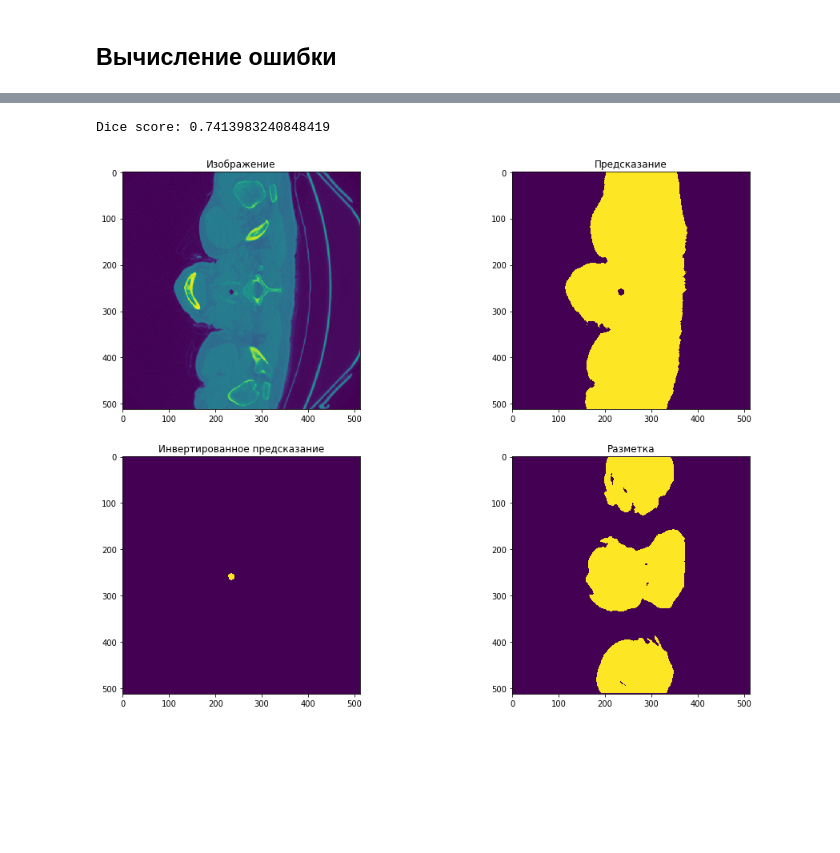
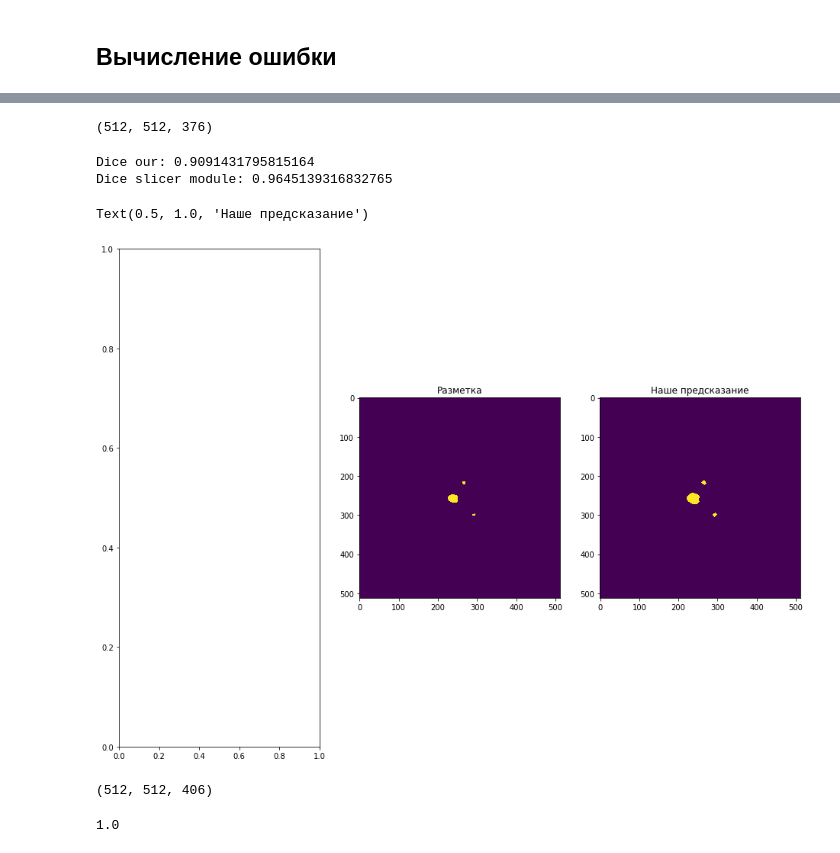
Before and after one commit to Aivan2008/segmentation_dicom_python, a Jupyter notebook: create_correct_nii_with_dice.ipynb, the cells around one changed output, grey strips where cells are left out. Drawn from its saved outputs; the diff is of its cells as text; code cells hidden in the pictures; blank space fills up the shorter version.

```diff
--- a/create_correct_nii_with_dice.ipynb
+++ b/create_correct_nii_with_dice.ipynb
@@ -250,9 +250,9 @@ nib_data = nb.load(GT_NII).get_fdata()
 axis[0].imshow(masks[309])
 axis[1].imshow(nib_data[:,:,309])
 # %%
-def inverse_segmentation(img, plot=True):
+def inverse_segmentation(img, plot=False):
     """
-    Функция инверсии разметки, закрашивает все, что было неразмечено и удаляет все, что конектится с краями
+    Функция инверсии разметки, закрашивает все, что было неразмечено и удаляет все, что" конектится с краями
     """
     new_img = (img == 0.) * 1.
     cleared = clear_border(new_img)
@@ -302,26 +310,43 @@ nb.save(new_image, SAVE_FILENAME_NII)
+# %%
+FOLDER = 'C:\\Users\\User\\algorithms\\Lungs_db\\data_2\\'
+PRED_NII = FOLDER + 'CT_06_09_20_Alekseev\\pred\\Lung segmentation.nii'
+PRED_OUR_NII = 'C:\\Users\\User\\algorithms\\Lungs_db\\data_1\\preds\\Alekseev_body_pred_2.nii.gz'
+GT_NII = FOLDER + 'CT_06_09_20_Alekseev\\gt\\Alekseev_body_Segment_1.nii'
 # %%
 def calc_dice_score(gt, pred, k=1):
     smoothing = 0.01
     dice = (np.sum(pred[gt==k])*2.0 + smoothing) / ((np.sum(pred) + np.sum(gt)) + smoothing)
     return dice
-# %%
-fig, axis = plt.subplots(2, 2, figsize=(16, 12))
-nib_data = nb.load(GT_NII).get_fdata()
-
-sl = 765
-pred = result[:,:,sl].copy()
-pred = inverse_segmentation(pred)
-
-axis[0][0].imshow(cv2.flip(cv2.rotate(ct_scan[sl], cv2.ROTATE_90_COUNTERCLOCKWISE), 0))
-axis[0][0].set_title('Изображение')
-axis[0][1].imshow(result[:,:,sl])
-axis[0][1].set_title('Предсказание')
-axis[1][0].imshow(pred)
-axis[1][0].set_title('Инвертированное предсказание')
-axis[1][1].imshow(nib_data[:,:,sl])
-axis[1][1].set_title('Разметка')
-print("Dice score:", calc_dice_score(nib_data[:,:,sl], result[:,:,sl]))
-plt.show()
-# %% [output]
-Dice score: 0.7413983240848419
-[figure, removed]
+# %%
+
+pred_data = nb.load(PRED_NII).get_fdata()
+pred_our_data = nb.load(PRED_OUR_NII).get_fdata()
+nib_data = nb.load(GT_NII).get_fdata()
+
+pred_data = (pred_data > 0) * 1.
+
+for i in range(nib_data.shape[2]):
+    nib_data[:,:,i] = inverse_segmentation(nib_data[:,:,i])
+    pred_our_data[:,:,i] = inverse_segmentation(pred_our_data[:,:,i])
+# %%
+pred_data.shape
+# %% [output]
+(512, 512, 376)
+# %%
+print('Dice our:', calc_dice_score(nib_data[:,:,40:500], pred_our_data[:,:,40:500]),
+      '\nDice slicer module:', calc_dice_score(nib_data[:,:,40:500], pred_data[:,:,40:500]))
+# %% [output]
+Dice our: 0.9091431795815164
+Dice slicer module: 0.9645139316832765
+# %%
+fig, axis = plt.subplots(1, 3, figsize=(16, 12))
+sl = 710
+
+
+axis[1].imshow(nib_data[:,:,sl])
+axis[1].set_title('Разметка')
+axis[2].imshow(pred_our_data[:,:,sl])
+axis[2].set_title('Наше предсказание')
+# %% [output]
+Text(0.5, 1.0, 'Наше предсказание')
+[figure, added]
@@ -328,2 +357,10 @@ Dice score: 0.7413983240848419
+# %%
+pred_data.shape
+# %% [output]
+(512, 512, 406)
+# %%
+pred_data.max()
+# %% [output]
+1.0
 # %%
 dice_mas = []
```
Also changed, not shown: parts of 5 cells of this notebook.
